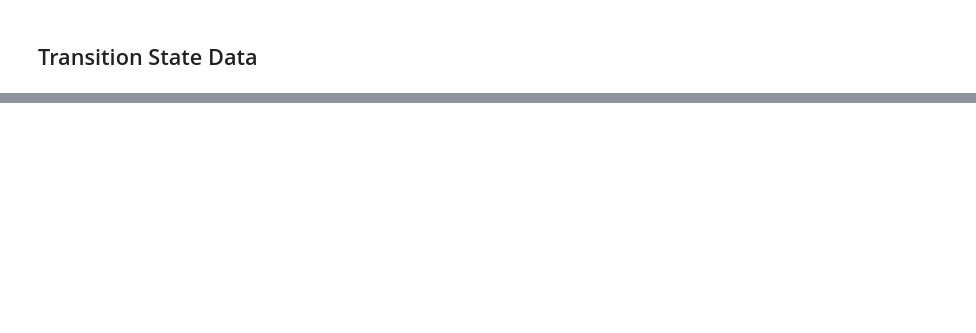
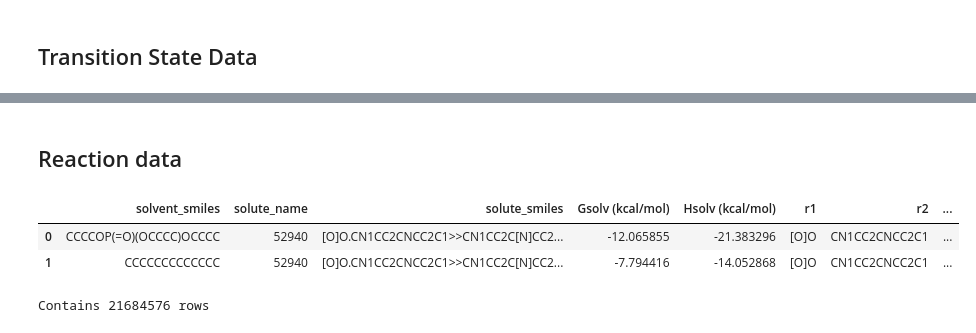
Before and after one commit to QuantumPioneer/databases, a Jupyter notebook: scripts/solvation/split_ts_solvation_data.ipynb, the cells around one changed output, grey strips where cells are left out. Cells and saved outputs as stored; diff of their text form; code cells hidden in the pictures; blank space fills up the shorter version.

```diff
--- a/scripts/solvation/split_ts_solvation_data.ipynb
+++ b/scripts/solvation/split_ts_solvation_data.ipynb
@@ -11,4 +14,7 @@ NOTEBOOK_DIR = pathlib.Path().absolute()
 DATA_DIR = NOTEBOOK_DIR.parents[1] / "data" / "solvation"
 QUANTUM_GREEN_DIR = pathlib.Path("/home/shared/projects/quantum_green")
 PAPER_DATA_DIR = QUANTUM_GREEN_DIR / "paper" / "data"
+PAPER_FIGURE_DIR = QUANTUM_GREEN_DIR / "paper" / "figure" / "section_3_1_2_ts_char"
+SUPERCLOUD_DIR = QUANTUM_GREEN_DIR / "supercloud_xfer" / "cosmo"
+RESULTS_CSV_DIR = SUPERCLOUD_DIR / "ts_26may5" / "results" / "csv"
 # %%
@@ -134,8 +66,0 @@ species_to_canonical_smiles_mapping = unique_reactants.set_index(
-# %%
-for col in ["r1", "r2", "p1", "p2"]:
-    data[col + "_smiles"] = swifter_apply(
-        data[col],
-        lambda x: species_to_canonical_smiles_mapping.get(x),
-        f"Mapping {col}",
-    )
-head(data)
@@ -182,0 +67,6 @@ grouped_solvents = data.groupby("solvent_name")
+# %%
+ts_data = pd.read_pickle(
+    PAPER_FIGURE_DIR / "quantum_green_ts_data_24july2c.pkl"
+)
+ts_data["rxn_smi"] = ts_data["smiles"].swifter.apply(clean_rxn_smi)
+head(ts_data)
@@ -182,0 +78,32 @@ grouped_solvents = data.groupby("solvent_name")
+# %%
+def as_str(x):
+    return str(int(x)) if isinstance(x, float) else x
+
+ts_mapping = dict(
+    zip(ts_data["ts_dlpno_log_filename_id"].apply(as_str), ts_data["rxn_smi"])
+)
+# %% [markdown]
+## Reaction data
+# %%
+nov17_data = pd.read_csv(
+    PAPER_DATA_DIR
+    / "ts_solvation"
+    / "FINAL_dG_solv_pruned_nov17_with_reactant_product_dGsolv.csv",
+)
+for col in ["solvent_smiles", "r1", "r2", "p1", "p2"]:
+    nov17_data[col] = (
+        nov17_data[col]
+        .swifter.progress_bar(True, desc=f"Normalizing {col}")
+        .apply(canonical_smiles)
+    )
+nov17_data["solute_smiles"] = nov17_data["solute_name"].astype(str).map(ts_mapping)
+nov17_data["batch"] = "nov17"
+nov17_data["mixture"] = nov17_data["solute_smiles"] + "." + nov17_data["solvent_smiles"]
+nov17_data.drop_duplicates(subset=["mixture"], keep="first", inplace=True)
+nov17_data.reset_index(drop=True, inplace=True)
+head(nov17_data)
+# %% [output]
+|  | solvent_smiles | solute_name | solute_smiles | Gsolv (kcal/mol) | Hsolv (kcal/mol) | r1 | r2 | ... |
+| 0 | CCCCOP(=O)(OCCCC)OCCCC | 52940 | [O]O.CN1CC2CNCC2C1>>CN1CC2C[N]CC2... | -12.065855 | -21.383296 | [O]O | CN1CC2CNCC2C1 | ... |
+| 1 | CCCCCCCCCCCCC | 52940 | [O]O.CN1CC2CNCC2C1>>CN1CC2C[N]CC2... | -7.794416 | -14.052868 | [O]O | CN1CC2CNCC2C1 | ... |
+Contains 21684576 rows
```
Also changed, not shown: parts of 37 cells of this notebook.
